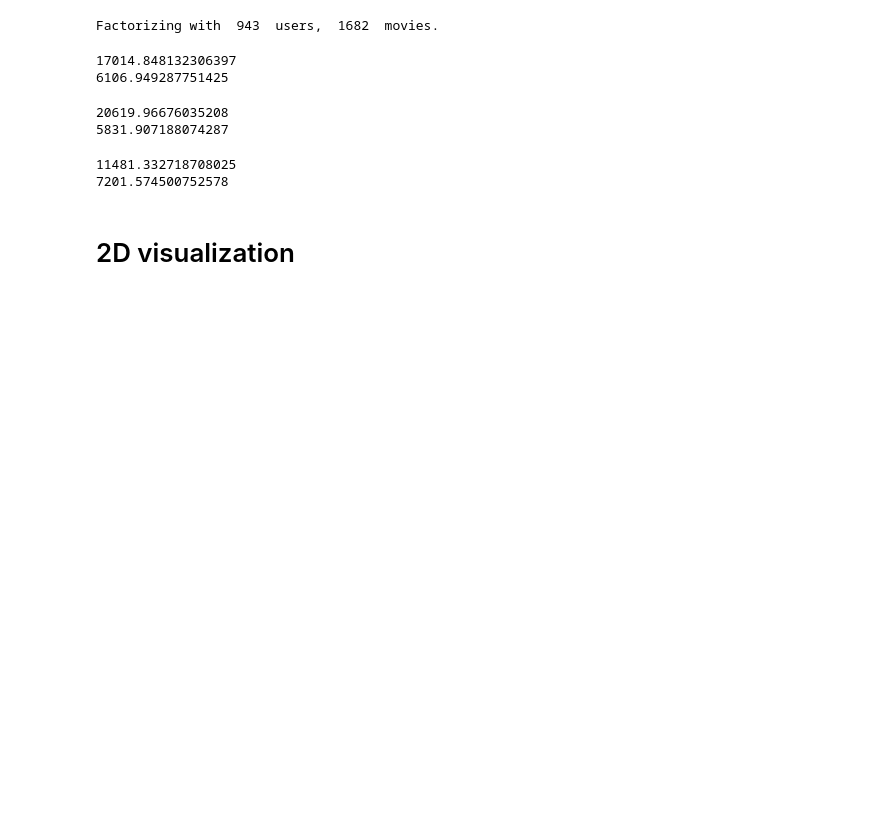
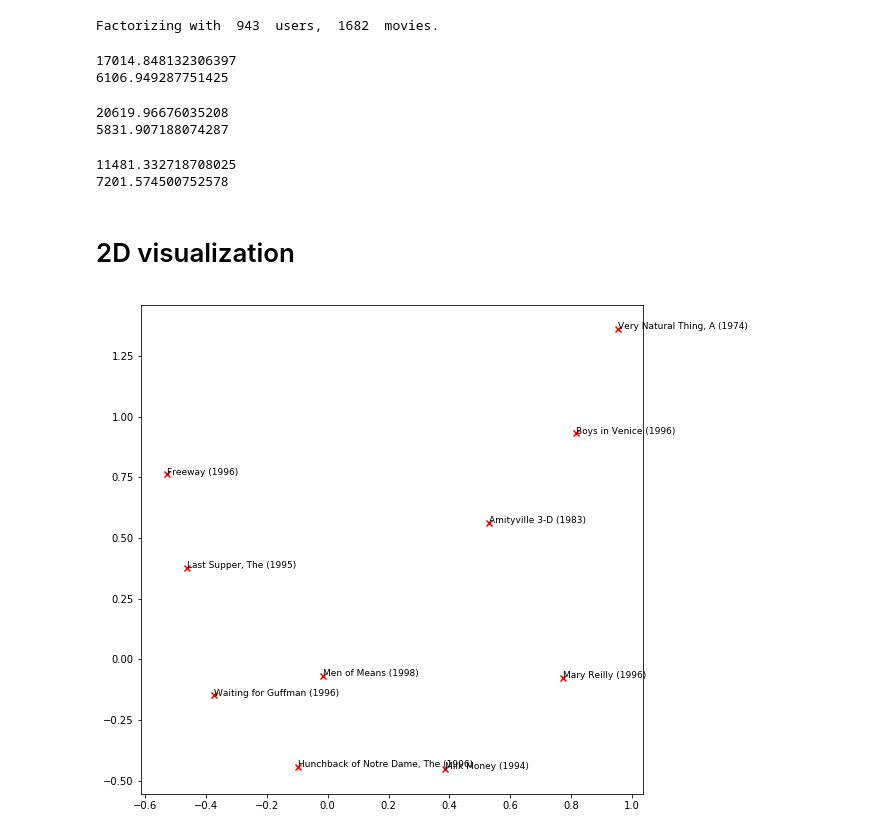
Before and after one commit to bquach17/MiniProject-2, a Jupyter notebook: Matrix_Factorization.ipynb, the cells around one changed output. Cells and saved outputs as stored; diff of their text form; code cells hidden in the pictures; blank space fills up the shorter version.

```diff
--- a/Matrix_Factorization.ipynb
+++ b/Matrix_Factorization.ipynb
@@ -176,6 +176,12 @@ print(E_out_shelf)
 7201.574500752578
 # %% [markdown]
 # 2D visualization
+# %%
+V_ = np.copy(V)
+U_ = np.copy(U)
+# %%
+V = np.copy(V_)
+U = np.copy(U_)
 # %%
 #mean centering V
 means = V.mean(axis = 0)
@@ -189,9 +195,35 @@ A, Sig, B = np.linalg.svd(V.T, full_matrices=False)
 V_proj = A[:,:2].T.dot(V.T)
 U_proj = A[:,:2].T.dot(U.T)
 # %%
-#rescaling so that each row of U_proj and V_proj has unit variance
-U_std = U_proj.std(axis=0)
-U_proj = (U_proj - U_proj.mean(axis=0)) / U_std
+# #rescaling so that each row of U_proj and V_proj has unit variance
+# from sklearn import preprocessing
 
-V_std = V_proj.std(axis=0)
-V_proj = (V_proj - V_proj.mean(axis=0)) / V_std
+# V_proj = preprocessing.scale(V_proj)
+# U_proj = preprocessing.scale(U_proj)
+
+#Doesn't work!!
+# %%
+import matplotlib.pyplot as plt
+import random
+import csv
+
+with open("data/movies.txt", encoding="latin_1") as f:
+    reader = csv.reader(f, delimiter="\t")
+
+    # Put the contents in a matrix
+    movies = np.array(list(reader))
+# %%
+import matplotlib.pyplot as plt
+import random
+
+mov_i = random.sample(range(0, 1682), 10)
+names = movies[:,1][mov_i]
+plt.figure(figsize=(9,9))
+for idx, i in enumerate(mov_i):
+    x = V_proj[0,:][i]
+    y = V_proj[1,:][i]
+    plt.scatter(x, y, marker='x', color='red')
+    plt.text(x, y, names[idx], fontsize=9)
+plt.show()
+# %% [output]
+[figure, added]
```
